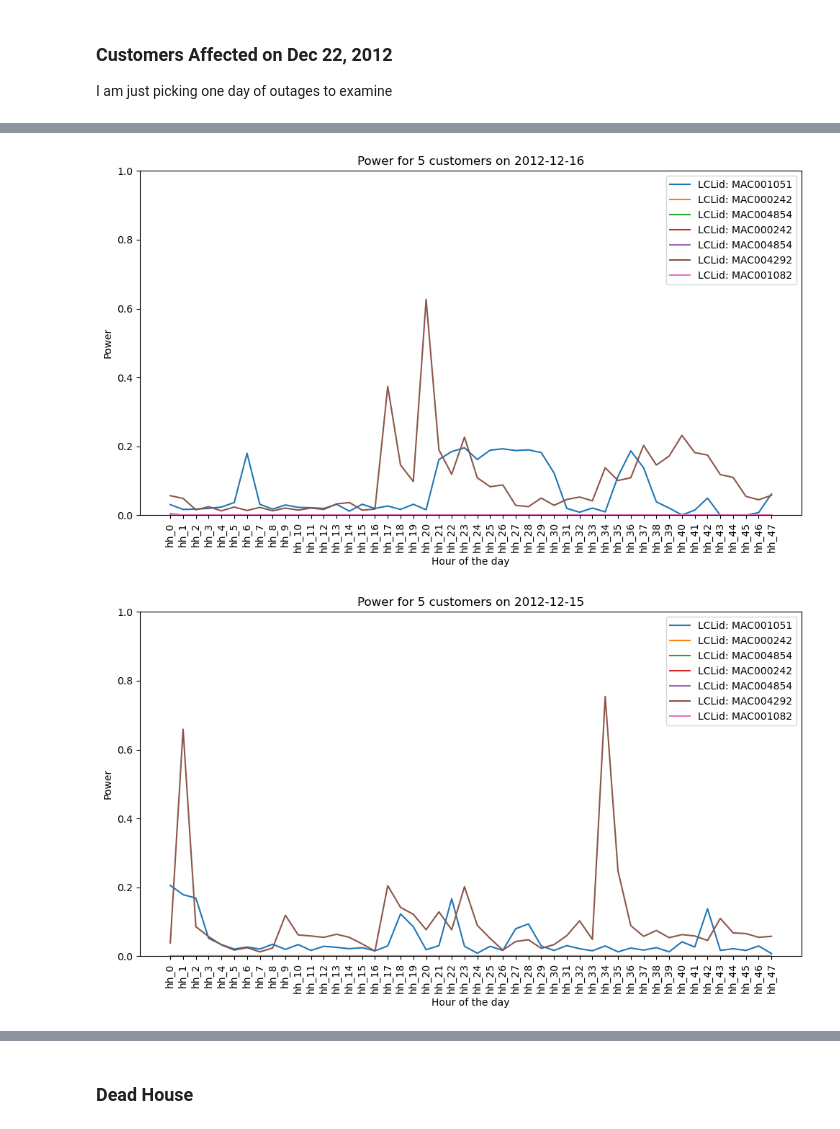
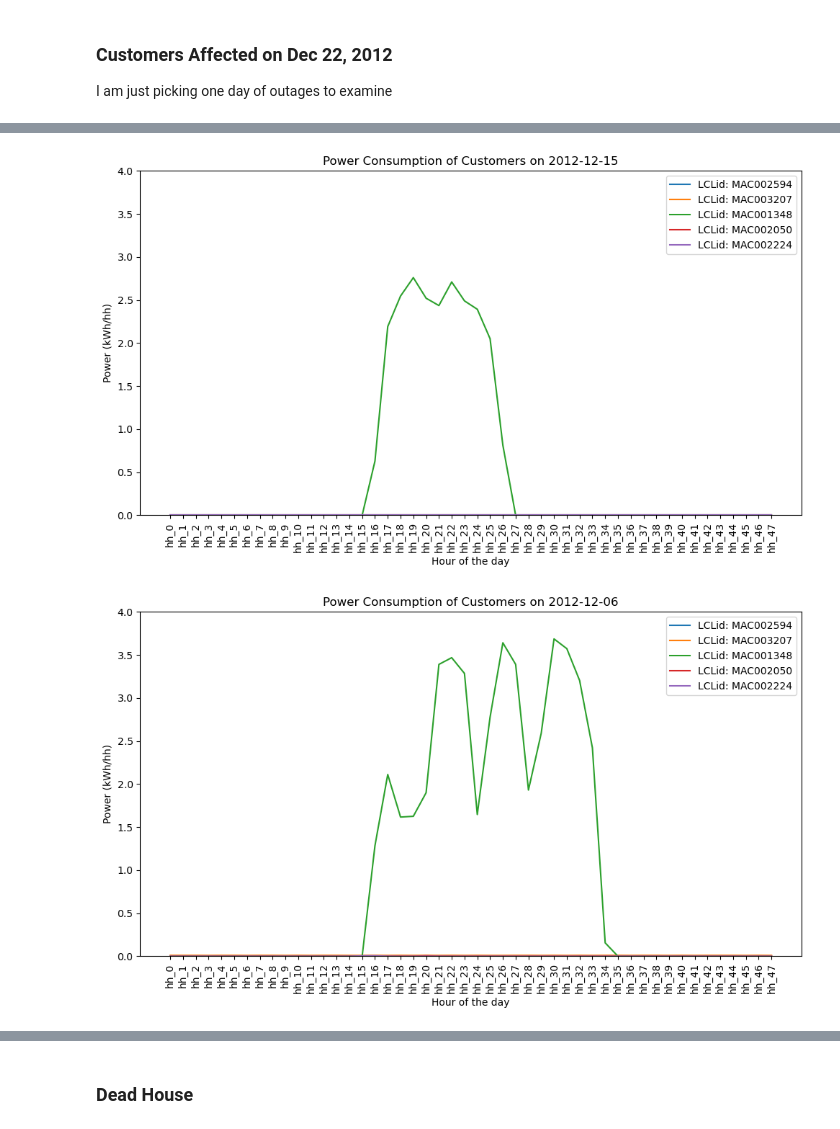
Before and after one commit to brepowell/EnergyConsumption, a Jupyter notebook: LondonDataExploration.ipynb, the cells around one changed output, grey strips where cells are left out. Saved outputs shown, nothing was run; the diff lists cells and outputs as text; code cells hidden in the pictures.

```diff
--- a/LondonDataExploration.ipynb
+++ b/LondonDataExploration.ipynb
@@ -628,8 +574,8 @@ Name: LCLid, dtype: object
 # %%
 # Find the blocks that pertain to those 5 houses
-blocksOf5Outages = []
-for customer in customers5:
-    blocksOf5Outages.append(str(house[house["LCLid"] == customer]["file"].values[0]))
+blocksOfOutages = []
+for customer in subsetOfcustomersBlackedOutDf:
+    blocksOfOutages.append(str(house[house["LCLid"] == customer]["file"].values[0]))
 
-blocksOf5Outages
+blocksOfOutages
 # %% [output]
@@ -637,13 +583,18 @@ blocksOf5Outages
 # %%
 # Retrieve the data from the blocks that have that information
-path = "data/archive/hhblock_dataset/hhblock_dataset/"
 
-blocksOf5Outagesdf = pd.DataFrame()
+def getDataFromBlocks(blocksOfOutages):
+    path = "data/archive/hhblock_dataset/hhblock_dataset/"
 
-for block in blocksOf5Outages:
-    df1 = pd.read_csv(path + block + '.csv')
-    blocksOf5Outagesdf = pd.concat([df1, blocksOf5Outagesdf], ignore_index = True)
-    blocksOf5Outagesdf.reset_index()
+    blocksOfOutagesdf = pd.DataFrame()
 
-blocksOf5Outagesdf.shape
+    for block in blocksOfOutages:
+        df1 = pd.read_csv(path + block + '.csv')
+        blocksOfOutagesdf = pd.concat([df1, blocksOfOutagesdf], ignore_index = True)
+        blocksOfOutagesdf.reset_index()
+
+    return blocksOfOutagesdf
+
+blocksOfOutagesdf = getDataFromBlocks(blocksOfOutages)
+blocksOfOutagesdf.shape
 # %% [output]
@@ -653,13 +604,14 @@ import matplotlib.pyplot as plt
 
 # Initialize min and max values for y-axis
 y_min = 0
-y_max = 1
+y_max = 4
 
-def plotDay(day):
+def plotDay(data, customers, day):
     global y_min, y_max  # Use global variables to track min and max values
 
-    oneDay = blocksOf5Outagesdf[blocksOf5Outagesdf["day"] == day]
-    toPlot = oneDay[oneDay["LCLid"].isin(customers5)]
+    # Grab only the information from that day
+    oneDay = data[data["day"] == day]
+    toPlot = oneDay[oneDay["LCLid"].isin(customers)]
 
     # Create a figure and axis
     fig, ax = plt.subplots(figsize=(10, 6))
@@ -682,8 +634,8 @@ def plotDay(day):
 
     # Set labels and title
     ax.set_xlabel('Hour of the day')
-    ax.set_ylabel('Power')
-    ax.set_title('Power for 5 customers on {}'.format(day))
+    ax.set_ylabel('Power (kWh/hh)')
+    ax.set_title('Power Consumption of Customers on {}'.format(day))
 
     # Add legend
     ax.legend()
@@ -706,8 +663,8 @@ plotDay("2012-12-17")
 # %%
-plotDay("2012-12-16")
+plotDay(blocksOfOutagesdf, subsetOfcustomersBlackedOutDf, "2012-12-15")
 # %% [output]
-[figure, old version]
+[figure, new version]
 # %%
-plotDay("2012-12-15")
+plotDay(blocksOfOutagesdf, subsetOfcustomersBlackedOutDf, "2012-12-06")
 # %% [output]
-[figure, old version]
+[figure, new version]
```
Also changed, not shown: parts of 41 cells of this notebook, 1 other file.
